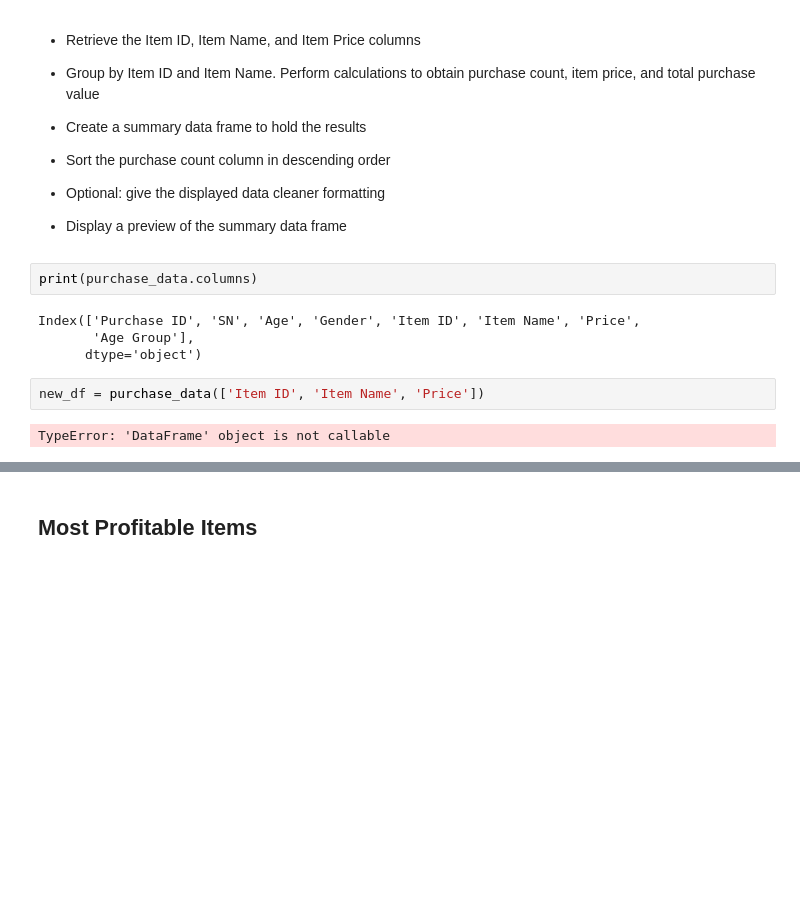
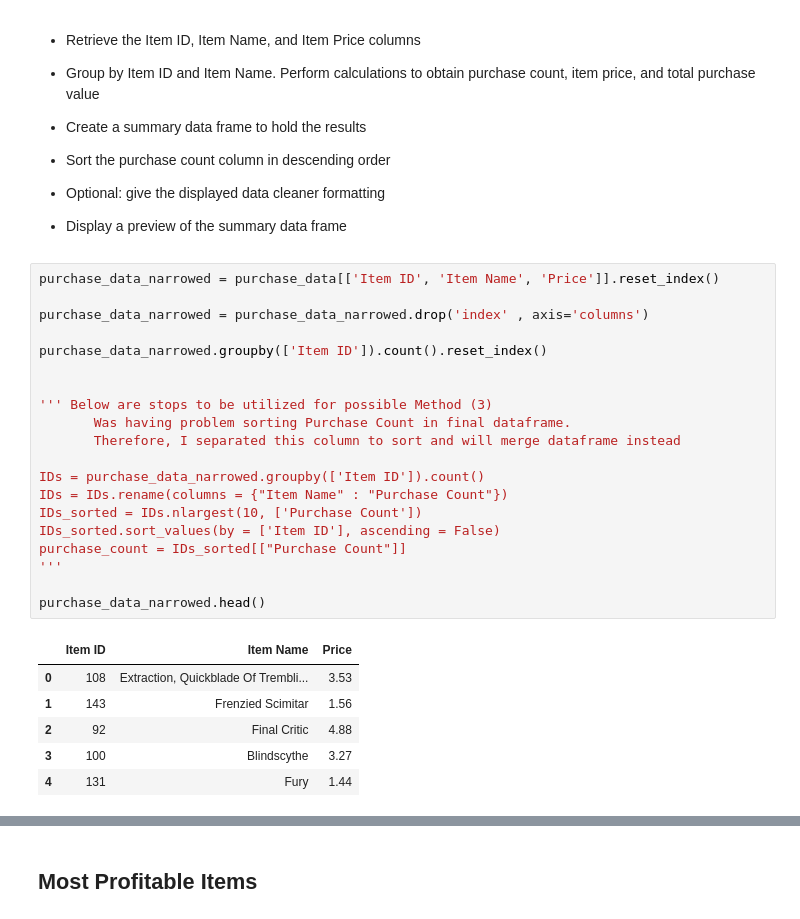
Before and after one commit to SWL-DEV/UCI-Data-Analystics-HW, a Jupyter notebook: pandas-challenge/HeroesOfPymoli/HeroesOfPymoli_starter.ipynb, the cells around one changed output, grey strips where cells are left out. Drawn from its saved outputs; the diff is of its cells as text; blank space fills up the shorter version.

```diff
--- a/pandas-challenge/HeroesOfPymoli/HeroesOfPymoli_starter.ipynb
+++ b/pandas-challenge/HeroesOfPymoli/HeroesOfPymoli_starter.ipynb
@@ -326,13 +314,30 @@ spenders_df
 
 
 * Display a preview of the summary data frame
-# %%
-print(purchase_data.columns)
-# %% [output]
-Index(['Purchase ID', 'SN', 'Age', 'Gender', 'Item ID', 'Item Name', 'Price',
-       'Age Group'],
-      dtype='object')
-# %%
-new_df = purchase_data(['Item ID', 'Item Name', 'Price'])
-# %% [output]
-TypeError: 'DataFrame' object is not callable
+# %%
+purchase_data_narrowed = purchase_data[['Item ID', 'Item Name', 'Price']].reset_index()
+
+purchase_data_narrowed = purchase_data_narrowed.drop('index' , axis='columns')
+
+purchase_data_narrowed.groupby(['Item ID']).count().reset_index()
+
+
+''' Below are stops to be utilized for possible Method (3)
+       Was having problem sorting Purchase Count in final dataframe.
+       Therefore, I separated this column to sort and will merge dataframe instead
+
+IDs = purchase_data_narrowed.groupby(['Item ID']).count()
+IDs = IDs.rename(columns = {"Item Name" : "Purchase Count"})
+IDs_sorted = IDs.nlargest(10, ['Purchase Count'])
+IDs_sorted.sort_values(by = ['Item ID'], ascending = False)
+purchase_count = IDs_sorted[["Purchase Count"]]
+'''
+
+purchase_data_narrowed.head()
+# %% [output]
+|  | Item ID | Item Name | Price |
+| 0 | 108 | Extraction, Quickblade Of Trembli... | 3.53 |
+| 1 | 143 | Frenzied Scimitar | 1.56 |
+| 2 | 92 | Final Critic | 4.88 |
+| 3 | 100 | Blindscythe | 3.27 |
+| 4 | 131 | Fury | 1.44 |
```
Also changed, not shown: parts of 5 cells of this notebook.
